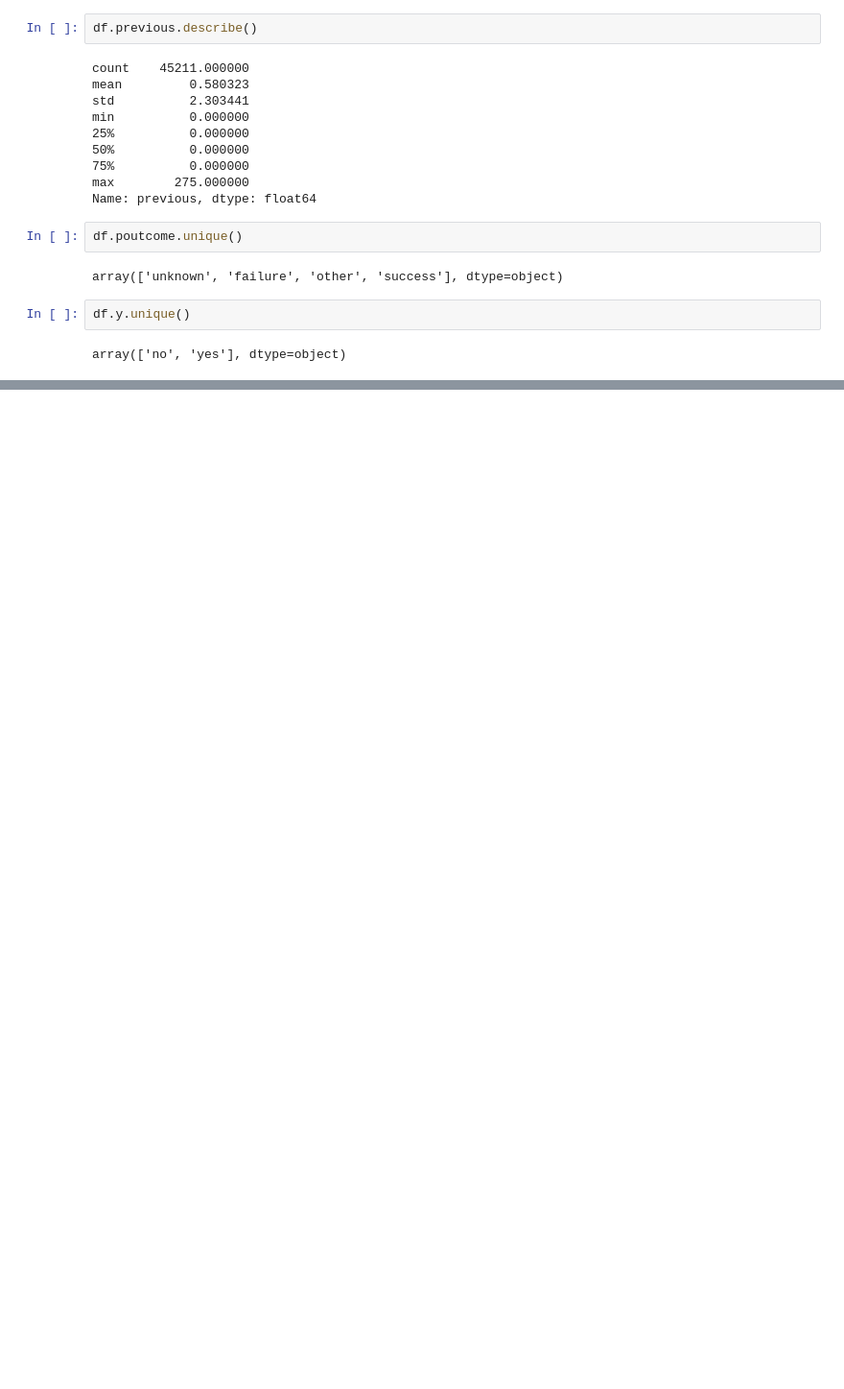
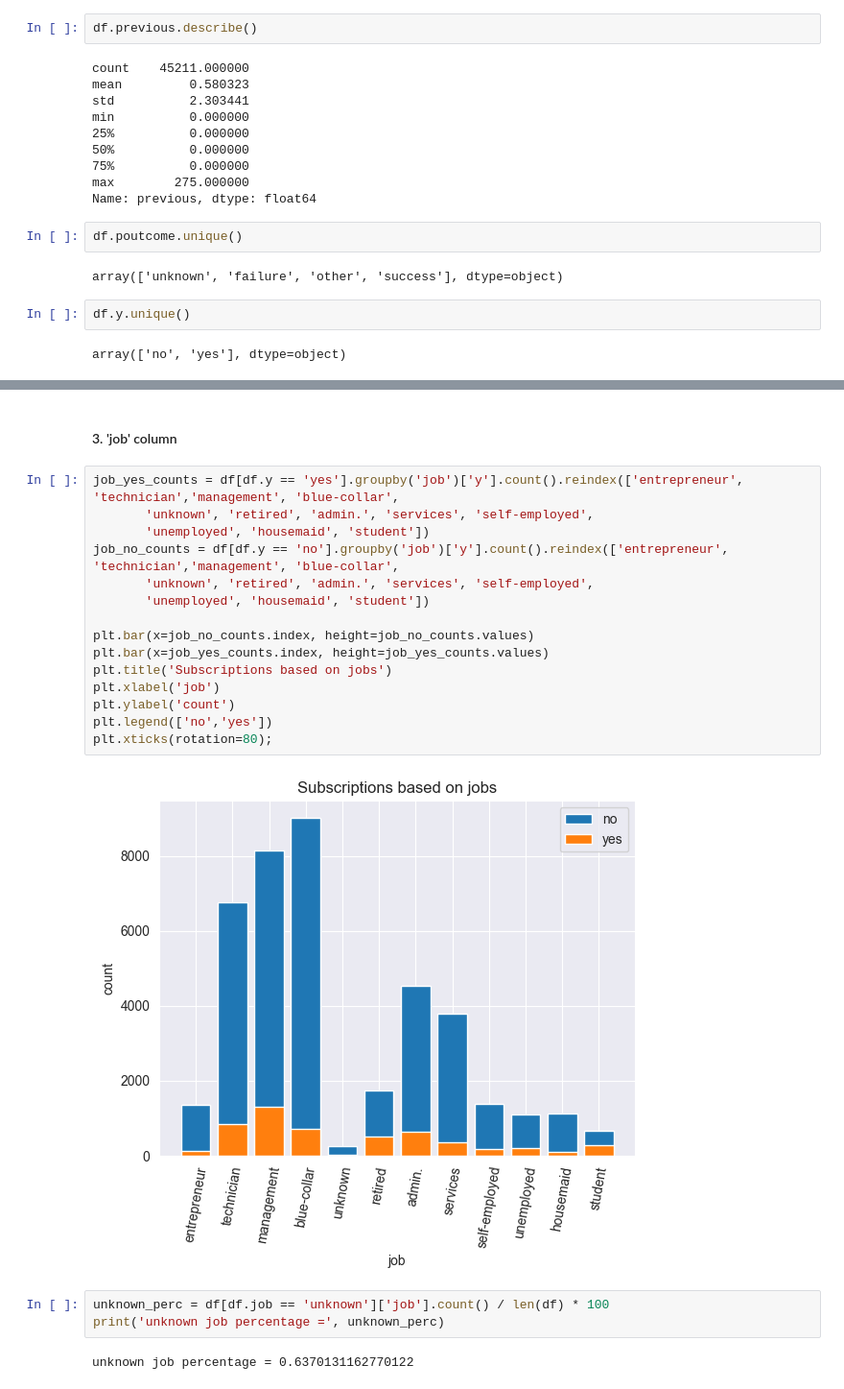
Before and after one commit to Sayuru-Nimsara-2003/Machine-Learning-Coursework, a Jupyter notebook: Preprocessing and EDA.ipynb, the cells around one changed output, grey strips where cells are left out. Shown at 96% size. Saved outputs shown, nothing was run; the diff lists cells and outputs as text; blank space fills up the shorter version.

```diff
--- a/Preprocessing and EDA.ipynb
+++ b/Preprocessing and EDA.ipynb
@@ -185,0 +259,24 @@ array(['no', 'yes'], dtype=object)
+# %% [markdown]
+#### 3. 'job' column
+# %%
+job_yes_counts = df[df.y == 'yes'].groupby('job')['y'].count().reindex(['entrepreneur', 'technician','management', 'blue-collar',
+       'unknown', 'retired', 'admin.', 'services', 'self-employed',
+       'unemployed', 'housemaid', 'student'])
+job_no_counts = df[df.y == 'no'].groupby('job')['y'].count().reindex(['entrepreneur', 'technician','management', 'blue-collar',
+       'unknown', 'retired', 'admin.', 'services', 'self-employed',
+       'unemployed', 'housemaid', 'student'])
+
+plt.bar(x=job_no_counts.index, height=job_no_counts.values)
+plt.bar(x=job_yes_counts.index, height=job_yes_counts.values)
+plt.title('Subscriptions based on jobs')
+plt.xlabel('job')
+plt.ylabel('count')
+plt.legend(['no','yes'])
+plt.xticks(rotation=80);
+# %% [output]
+[figure, added]
+# %%
+unknown_perc = df[df.job == 'unknown']['job'].count() / len(df) * 100
+print('unknown job percentage =', unknown_perc)
+# %% [output]
+unknown job percentage = 0.6370131162770122
```
Also changed, not shown: parts of 56 cells of this notebook.
